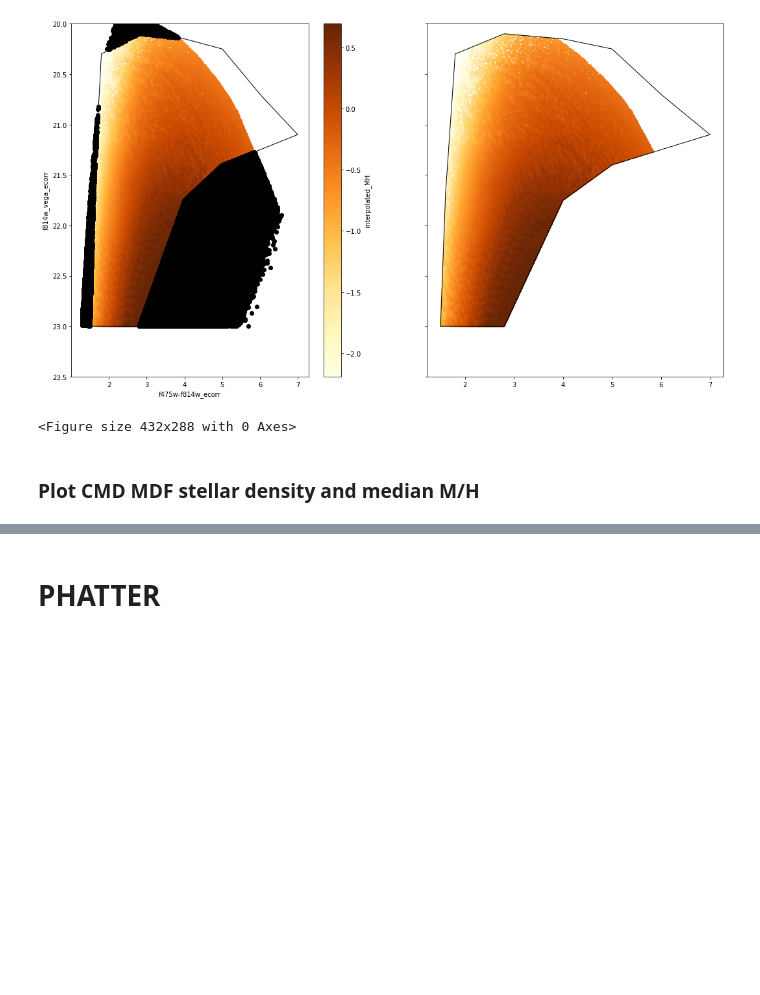
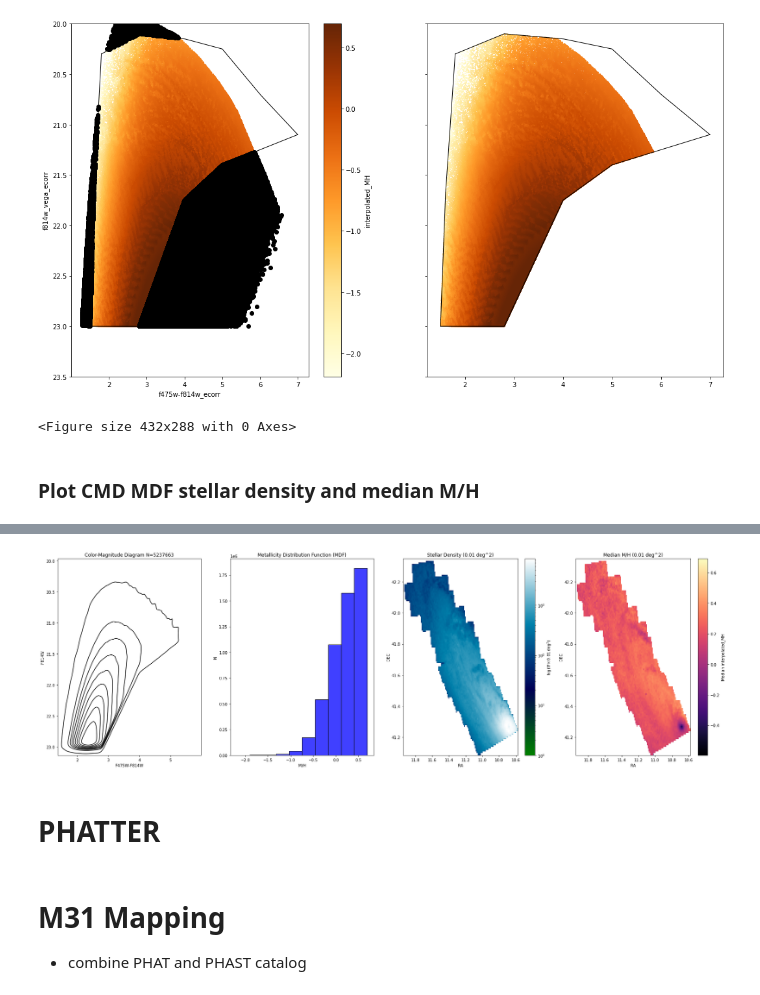
Before and after one commit to mmckay18/phast_rgbstars_mdf, a Jupyter notebook: code/phat_phast_phatter_complete_processing.ipynb, the cells around one changed output, grey strips where cells are left out. Drawn from its saved outputs; the diff is of its cells as text; code cells hidden in the pictures; blank space fills up the shorter version.

```diff
--- a/code/phat_phast_phatter_complete_processing.ipynb
+++ b/code/phat_phast_phatter_complete_processing.ipynb
@@ -101,3 +157,10 @@ median_arr, stellar_density_arr = plot_cmd_mdf_spatial(phast_rgb_gregersen_selec
+# %%
+phat_rgb_gregersen_selection_df = pd.read_csv('/Users/mmckay/phd_projects/analysis_routine/DATA/interpolated_phat_rgb_agb_selection.csv')
+median_arr, stellar_density_arr = plot_cmd_mdf_spatial(phat_rgb_gregersen_selection_df,
+                     savefig_filepath='/Users/mmckay/phd_projects/analysis_routine/FIGURES/phat_cmd_mdf_spatial_gregersen_box.jpeg',
+                     bin_size_deg=0.01, z_col='interpolated_MH')
+# %% [output]
+[figure, added]
 # %% [markdown]
 # PHATTER
 # %%
@@ -120,3 +183,6 @@ interpolated_phatter_rgb_agb = catalog_linear_interpolation(catalog_csv_filepath
                                                             isochrone_csv_filepath,
                                                             output_filepath,
                                                             savefile=True)
+# %% [markdown]
+# M31 Mapping
+- combine PHAT and PHAST catalog
```
Also changed, not shown: parts of 18 cells of this notebook, 5 other files.
